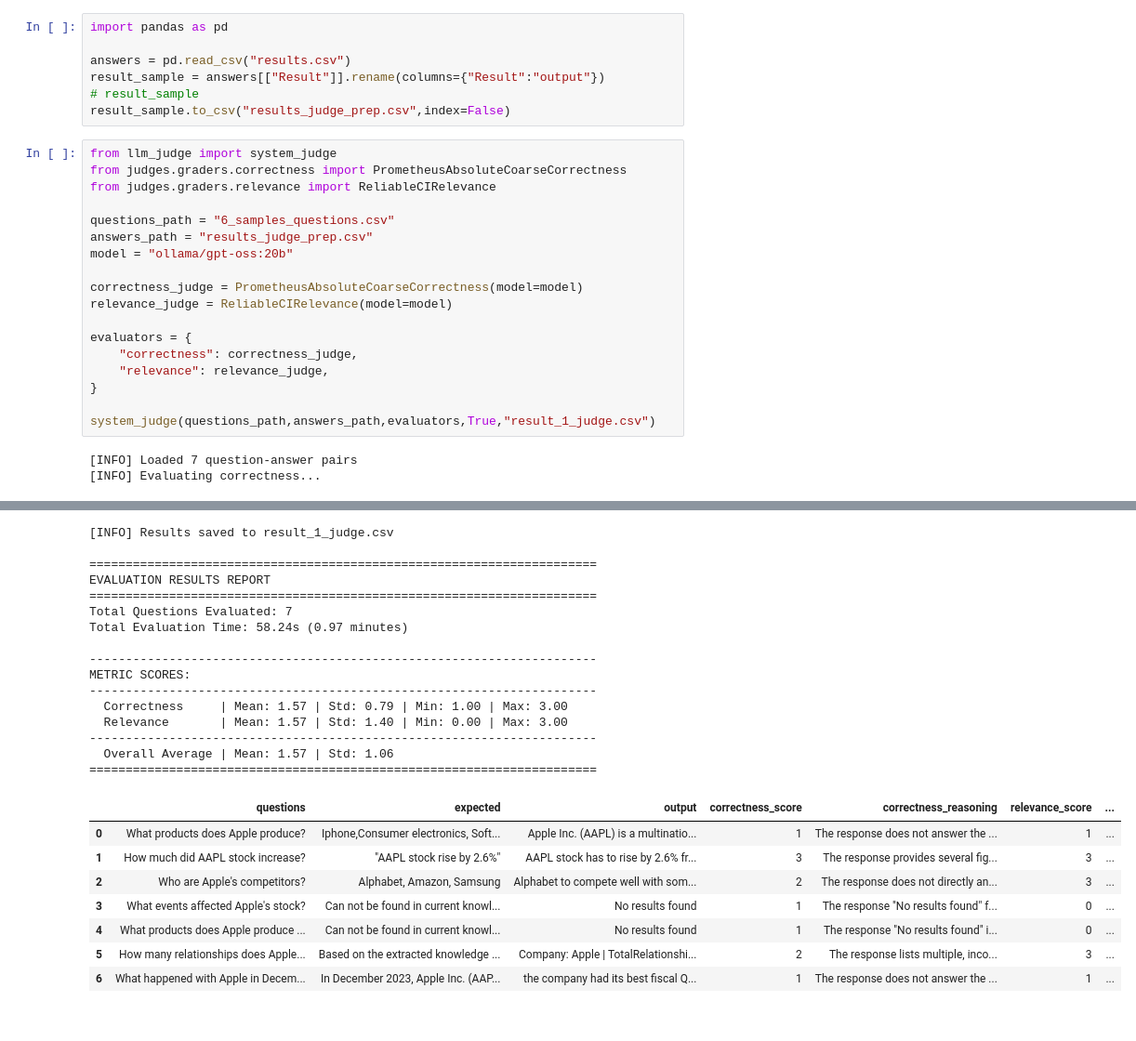
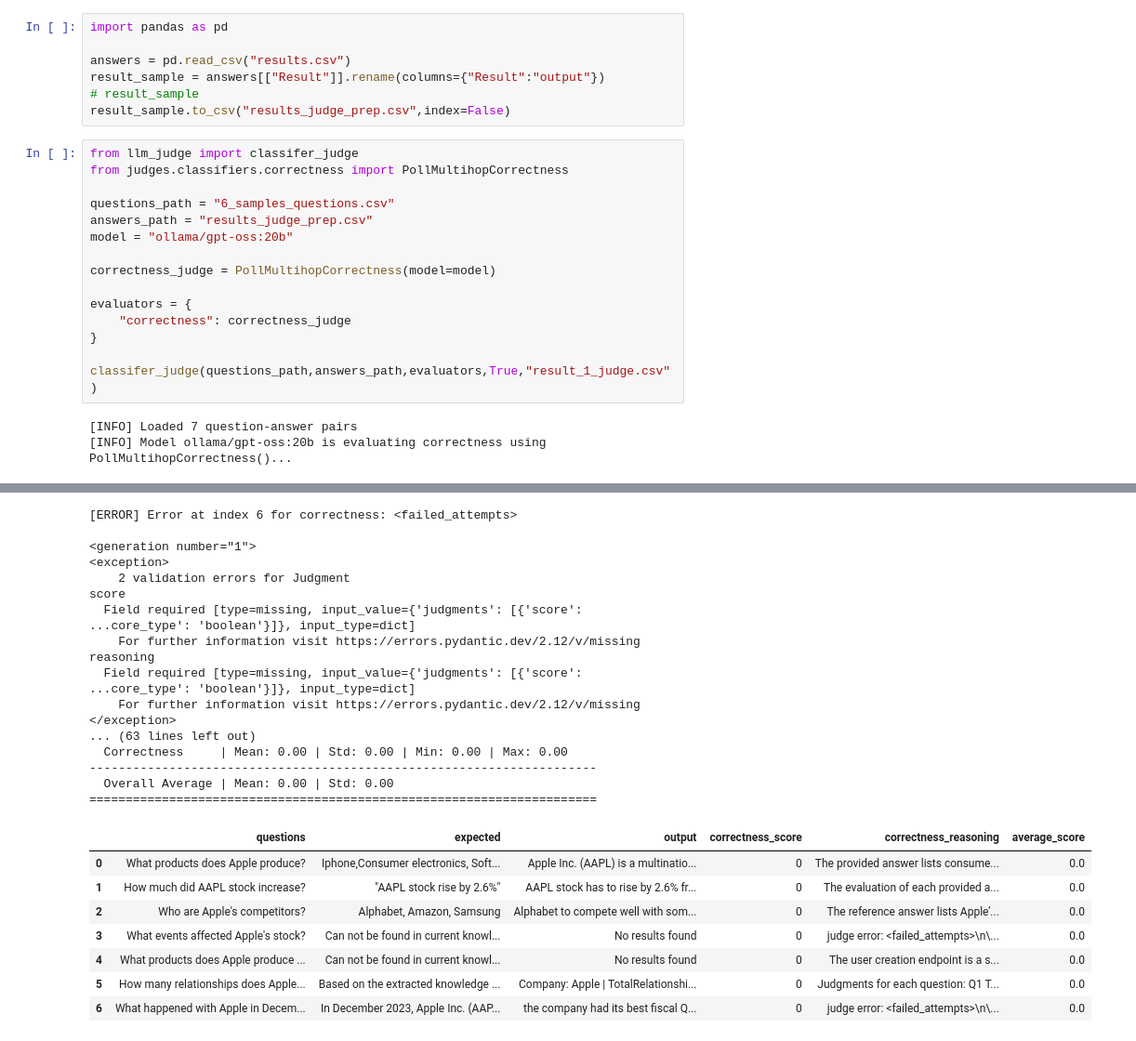
Before and after one commit to minhdq-98/IDM-2025, a Jupyter notebook: pipeline1_dang_edit.ipynb, the cells around one changed output, grey strips where cells are left out. Shown at 93% size. Saved outputs shown, nothing was run; the diff lists cells and outputs as text.

```diff
--- a/pipeline1_dang_edit.ipynb
+++ b/pipeline1_dang_edit.ipynb
@@ -872,23 +872,20 @@ result_sample = answers[["Result"]].rename(columns={"Result":"output"})
 # result_sample
 result_sample.to_csv("results_judge_prep.csv",index=False)
 # %%
-from llm_judge import system_judge
-from judges.graders.correctness import PrometheusAbsoluteCoarseCorrectness
-from judges.graders.relevance import ReliableCIRelevance
+from llm_judge import classifer_judge
+from judges.classifiers.correctness import PollMultihopCorrectness
 
 questions_path = "6_samples_questions.csv"
 answers_path = "results_judge_prep.csv"
 model = "ollama/gpt-oss:20b"
 
-correctness_judge = PrometheusAbsoluteCoarseCorrectness(model=model)
-relevance_judge = ReliableCIRelevance(model=model)
+correctness_judge = PollMultihopCorrectness(model=model)
 
 evaluators = {
-    "correctness": correctness_judge,
-    "relevance": relevance_judge,
+    "correctness": correctness_judge
 }
 
-system_judge(questions_path,answers_path,evaluators,True,"result_1_judge.csv")
+classifer_judge(questions_path,answers_path,evaluators,True,"result_1_judge.csv")
 # %% [output]
 [INFO] Loaded 7 question-answer pairs
-[INFO] Evaluating correctness...
+[INFO] Model ollama/gpt-oss:20b is evaluating correctness using PollMultihopCorrectness()...
@@ -896,24 +909,25 @@ system_judge(questions_path,answers_path,evaluators,True,"result_1_judge.csv")
-[INFO] Results saved to result_1_judge.csv
+[ERROR] Error at index 6 for correctness: <failed_attempts>
 
+<generation number="1">
+<exception>
+    2 validation errors for Judgment
+score
+  Field required [type=missing, input_value={'judgments': [{'score': ...core_type': 'boolean'}]}, input_type=dict]
+    For further information visit https://errors.pydantic.dev/2.12/v/missing
+reasoning
+  Field required [type=missing, input_value={'judgments': [{'score': ...core_type': 'boolean'}]}, input_type=dict]
+    For further information visit https://errors.pydantic.dev/2.12/v/missing
+</exception>
+... (63 lines left out)
+  Correctness     | Mean: 0.00 | Std: 0.00 | Min: 0.00 | Max: 0.00
+----------------------------------------------------------------------
+  Overall Average | Mean: 0.00 | Std: 0.00
 ======================================================================
-EVALUATION RESULTS REPORT
-======================================================================
-Total Questions Evaluated: 7
-Total Evaluation Time: 58.24s (0.97 minutes)
-
-----------------------------------------------------------------------
-METRIC SCORES:
-----------------------------------------------------------------------
-  Correctness     | Mean: 1.57 | Std: 0.79 | Min: 1.00 | Max: 3.00
-  Relevance       | Mean: 1.57 | Std: 1.40 | Min: 0.00 | Max: 3.00
-----------------------------------------------------------------------
-  Overall Average | Mean: 1.57 | Std: 1.06
-======================================================================
-|  | questions | expected | output | correctness_score | correctness_reasoning | relevance_score | ... |
-| 0 | What products does Apple produce? | Iphone,Consumer electronics, Soft... | Apple Inc. (AAPL) is a multinatio... | 1 | The response does not answer the ... | 1 | ... |
-| 1 | How much did AAPL stock increase? | "AAPL stock rise by 2.6%" | AAPL stock has to rise by 2.6% fr... | 3 | The response provides several fig... | 3 | ... |
-| 2 | Who are Apple's competitors? | Alphabet, Amazon, Samsung | Alphabet to compete well with som... | 2 | The response does not directly an... | 3 | ... |
-| 3 | What events affected Apple's stock? | Can not be found in current knowl... | No results found | 1 | The response "No results found" f... | 0 | ... |
-| 4 | What products does Apple produce ... | Can not be found in current knowl... | No results found | 1 | The response "No results found" i... | 0 | ... |
-| 5 | How many relationships does Apple... | Based on the extracted knowledge ... | Company: Apple | TotalRelationshi... | 2 | The response lists multiple, inco... | 3 | ... |
-| 6 | What happened with Apple in Decem... | In December 2023, Apple Inc. (AAP... | the company had its best fiscal Q... | 1 | The response does not answer the ... | 1 | ... |
+|  | questions | expected | output | correctness_score | correctness_reasoning | average_score |
+| 0 | What products does Apple produce? | Iphone,Consumer electronics, Soft... | Apple Inc. (AAPL) is a multinatio... | 0 | The provided answer lists consume... | 0.0 |
+| 1 | How much did AAPL stock increase? | "AAPL stock rise by 2.6%" | AAPL stock has to rise by 2.6% fr... | 0 | The evaluation of each provided a... | 0.0 |
+| 2 | Who are Apple's competitors? | Alphabet, Amazon, Samsung | Alphabet to compete well with som... | 0 | The reference answer lists Apple’... | 0.0 |
+| 3 | What events affected Apple's stock? | Can not be found in current knowl... | No results found | 0 | judge error: <failed_attempts>\n\... | 0.0 |
+| 4 | What products does Apple produce ... | Can not be found in current knowl... | No results found | 0 | The user creation endpoint is a s... | 0.0 |
+| 5 | How many relationships does Apple... | Based on the extracted knowledge ... | Company: Apple | TotalRelationshi... | 0 | Judgments for each question: Q1 T... | 0.0 |
+| 6 | What happened with Apple in Decem... | In December 2023, Apple Inc. (AAP... | the company had its best fiscal Q... | 0 | judge error: <failed_attempts>\n\... | 0.0 |
```
Also changed, not shown: parts of 1 cell of this notebook, 27 other files.
